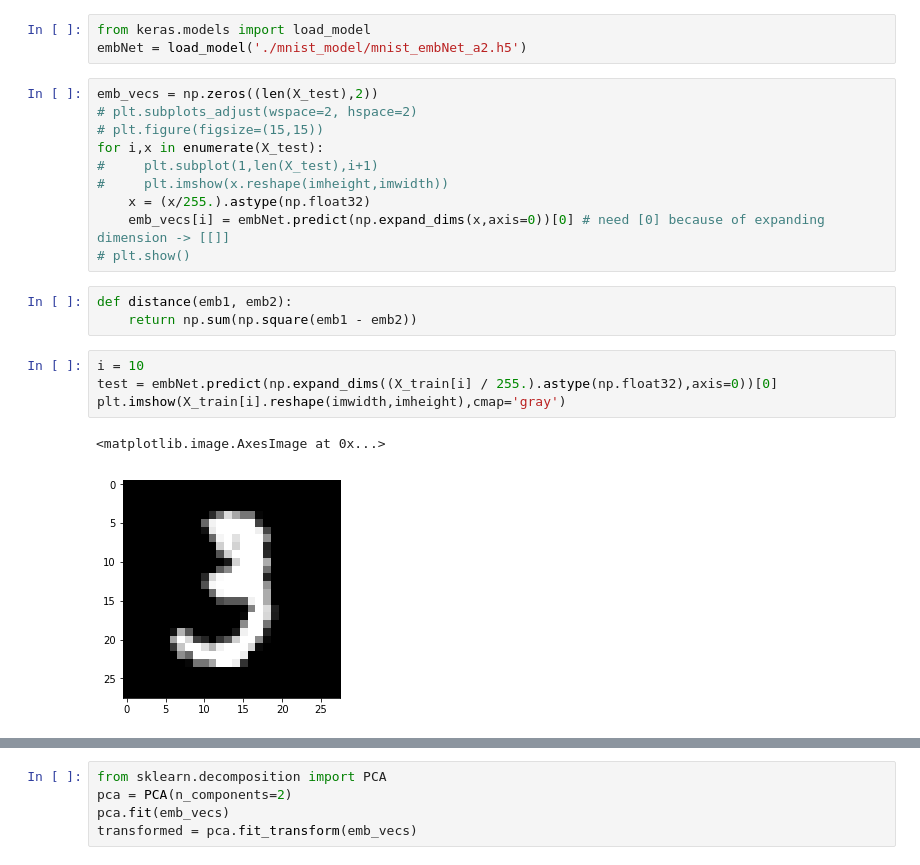
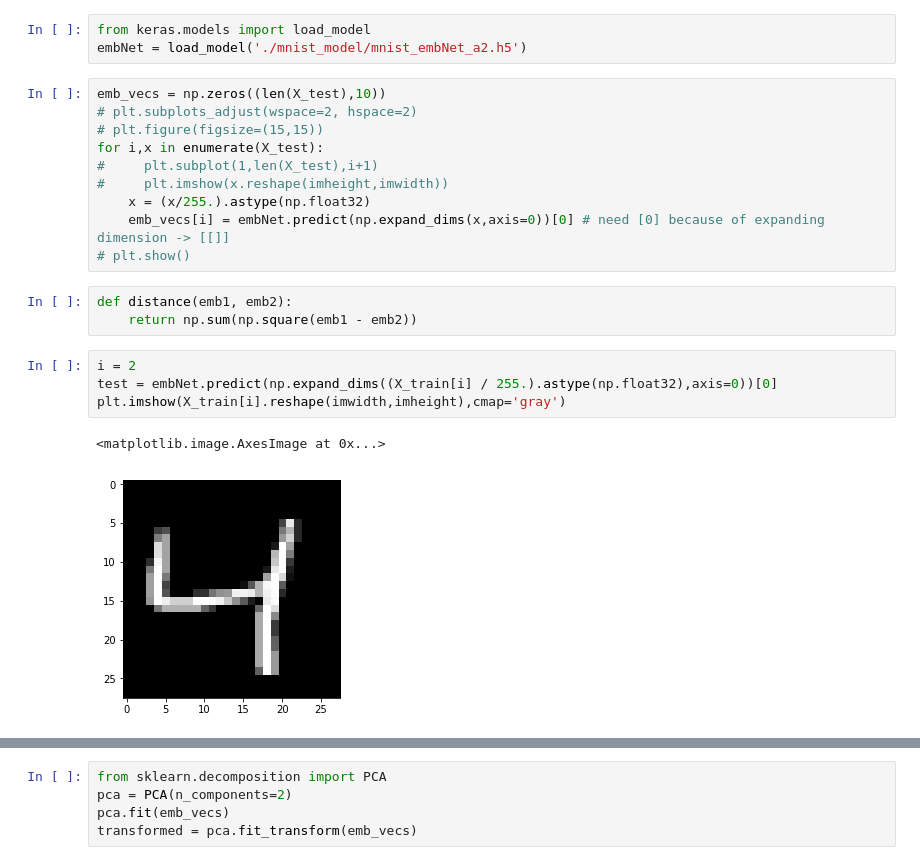
Before and after one commit to zukakosan/tripletNet, a Jupyter notebook: mnisTriplet.ipynb, the cells around one changed output, grey strips where cells are left out. Cells and saved outputs as stored; diff of their text form.

```diff
--- a/mnisTriplet.ipynb
+++ b/mnisTriplet.ipynb
@@ -242,7 +226,7 @@ Epoch 10/10
 from keras.models import load_model
 embNet = load_model('./mnist_model/mnist_embNet_a2.h5')
 # %%
-emb_vecs = np.zeros((len(X_test),2))
+emb_vecs = np.zeros((len(X_test),10))
 # plt.subplots_adjust(wspace=2, hspace=2)
 # plt.figure(figsize=(15,15))
 for i,x in enumerate(X_test):
@@ -255,12 +239,12 @@ for i,x in enumerate(X_test):
 def distance(emb1, emb2):
     return np.sum(np.square(emb1 - emb2))
 # %%
-i = 10
+i = 2
 test = embNet.predict(np.expand_dims((X_train[i] / 255.).astype(np.float32),axis=0))[0]
 plt.imshow(X_train[i].reshape(imwidth,imheight),cmap='gray')
 # %% [output]
 <matplotlib.image.AxesImage at 0x...>
-[figure, old version]
+[figure, new version]
 # %%
 similarities = np.zeros(len(emb_vecs))
 for i,emb_vec in enumerate(emb_vecs):
```
Also changed, not shown: parts of 22 cells of this notebook, 2 other files.
